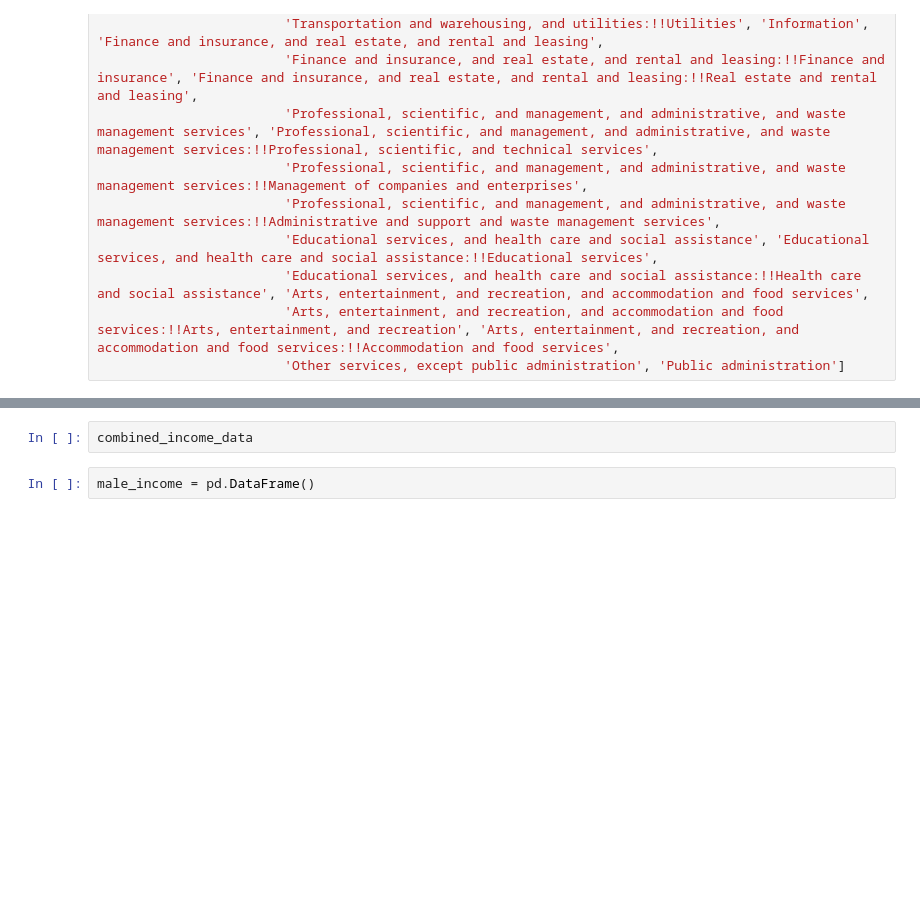
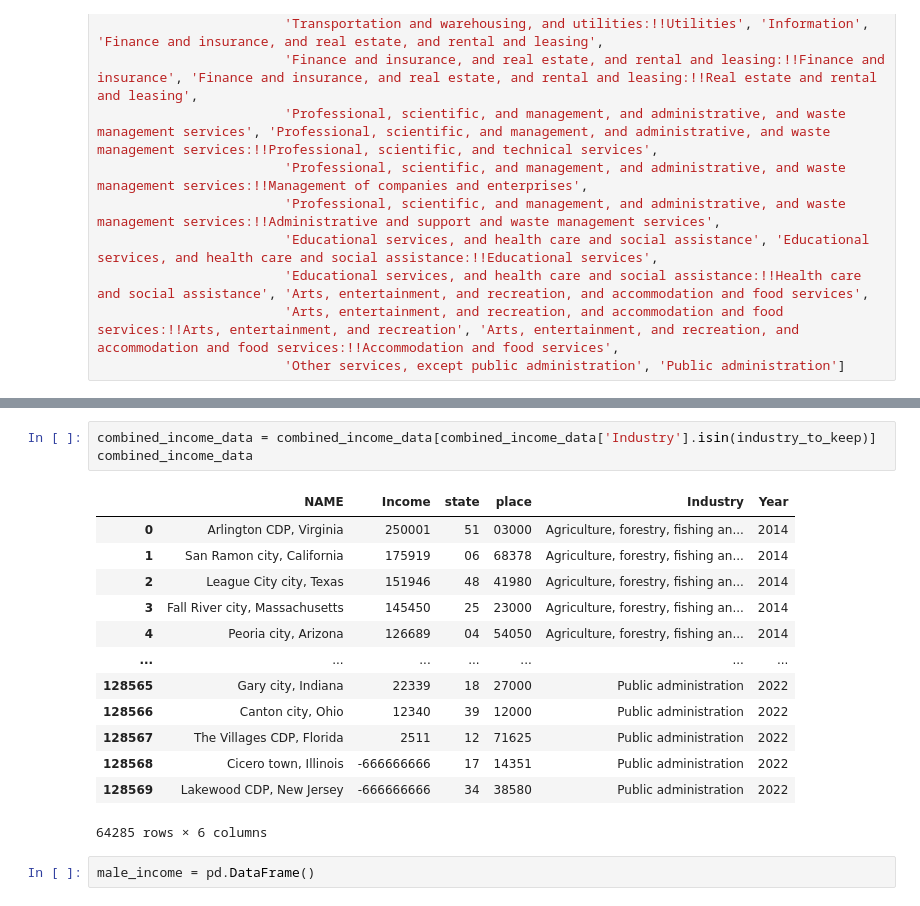
Before and after one commit to DRroth76/census_analysis_machine_learning_model, a Jupyter notebook: yearly_industry.ipynb, the cells around one changed output, grey strips where cells are left out. Cells and saved outputs as stored; diff of their text form; blank space fills up the shorter version.

```diff
--- a/yearly_industry.ipynb
+++ b/yearly_industry.ipynb
@@ -174,5 +178,20 @@ Fetching data for year 2018...
 # %%
+combined_income_data = combined_income_data[combined_income_data['Industry'].isin(industry_to_keep)]
 combined_income_data
+# %% [output]
+|  | NAME | Income | state | place | Industry | Year |
+| 0 | Arlington CDP, Virginia | 250001 | 51 | 03000 | Agriculture, forestry, fishing an... | 2014 |
+| 1 | San Ramon city, California | 175919 | 06 | 68378 | Agriculture, forestry, fishing an... | 2014 |
+| 2 | League City city, Texas | 151946 | 48 | 41980 | Agriculture, forestry, fishing an... | 2014 |
+| 3 | Fall River city, Massachusetts | 145450 | 25 | 23000 | Agriculture, forestry, fishing an... | 2014 |
+| 4 | Peoria city, Arizona | 126689 | 04 | 54050 | Agriculture, forestry, fishing an... | 2014 |
+| ... | ... | ... | ... | ... | ... | ... |
+| 128565 | Gary city, Indiana | 22339 | 18 | 27000 | Public administration | 2022 |
+| 128566 | Canton city, Ohio | 12340 | 39 | 12000 | Public administration | 2022 |
+| 128567 | The Villages CDP, Florida | 2511 | 12 | 71625 | Public administration | 2022 |
+| 128568 | Cicero town, Illinois | -666666666 | 17 | 14351 | Public administration | 2022 |
+| 128569 | Lakewood CDP, New Jersey | -666666666 | 34 | 38580 | Public administration | 2022 |
+64285 rows × 6 columns
 # %%
 male_income = pd.DataFrame()
 # %%
```
Also changed, not shown: parts of 18 cells of this notebook, 1 other file.
